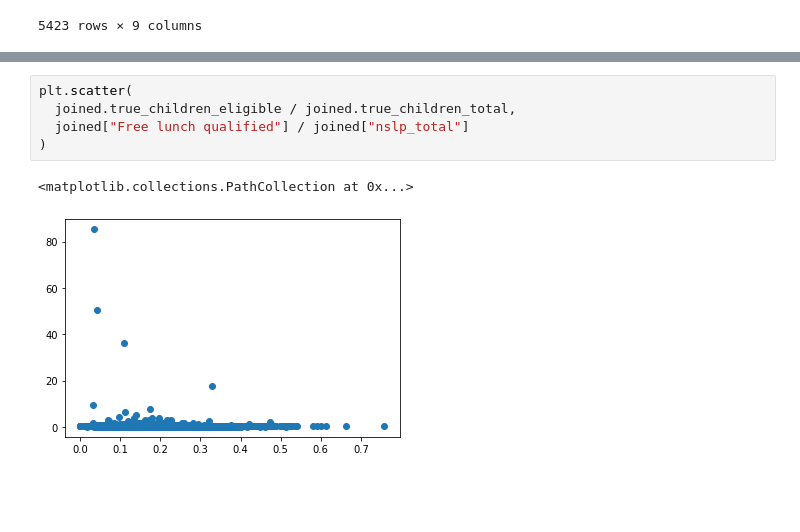
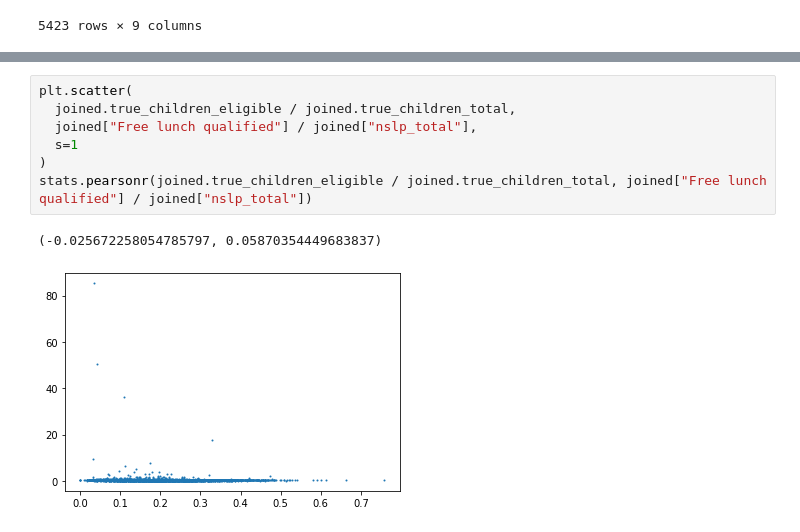
Before and after one commit to ryansteed/dp-policy, a Jupyter notebook: notebooks/nslp.ipynb, the cells around one changed output, grey strips where cells are left out. Cells and saved outputs as stored; diff of their text form; blank space fills up the shorter version.

Commit message:
:arrow_upper_right: Updated bootstrap plots

```diff
--- a/notebooks/nslp.ipynb
+++ b/notebooks/nslp.ipynb
@@ -134,8 +155,10 @@ plt.scatter(joined.true_children_eligible, joined["Free lunch qualified"])
 # %%
 plt.scatter(
   joined.true_children_eligible / joined.true_children_total,
-  joined["Free lunch qualified"] / joined["nslp_total"]
+  joined["Free lunch qualified"] / joined["nslp_total"],
+  s=1
 )
+stats.pearsonr(joined.true_children_eligible / joined.true_children_total, joined["Free lunch qualified"] / joined["nslp_total"])
 # %% [output]
-<matplotlib.collections.PathCollection at 0x...>
+(-0.025672258054785797, 0.05870354449683837)
-[figure, old version]
+[figure, new version]
```
Also changed, not shown: parts of 4 cells of this notebook, 37 other files.
